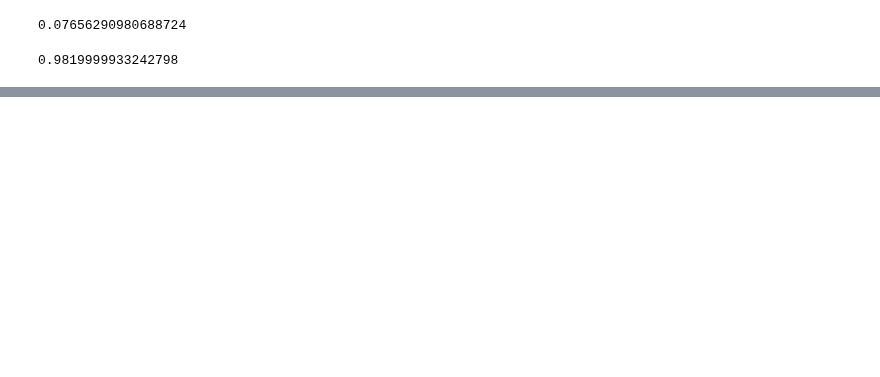
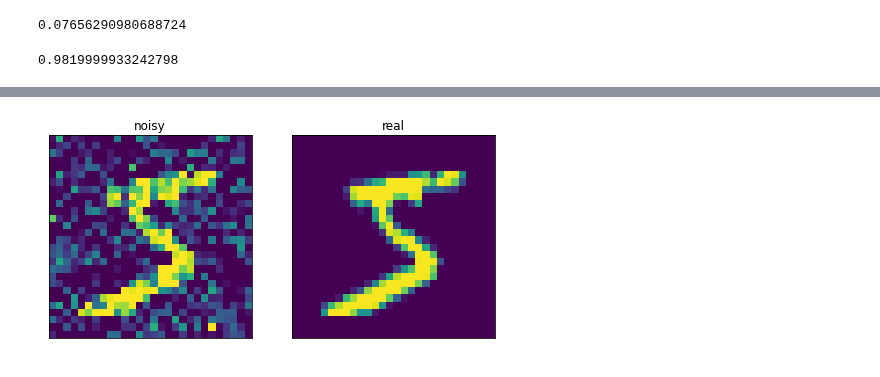
Before and after one commit to ahmadsalimi/AiProjects, a Jupyter notebook: 4. MlpNeuralNetworks/MNISTClassification.ipynb, the cells around one changed output, grey strips where cells are left out. Cells and saved outputs as stored; diff of their text form; code cells hidden in the pictures; blank space fills up the shorter version.

Commit message:
implement noise correction

```diff
--- a/4. MlpNeuralNetworks/MNISTClassification.ipynb
+++ b/4. MlpNeuralNetworks/MNISTClassification.ipynb
@@ -12,5 +11,5 @@ from sklearn.preprocessing import MinMaxScaler
 # %%
-(X_train, Y_train), (X_test, Y_test) = mnist.load_data()
+(X_train, y_train), (X_test, y_test) = mnist.load_data()
 # %%
 X_train.shape
 # %% [output]
@@ -149,0 +138,10 @@ for _ in range(10):
+# %%
+def add_noise(array:np.ndarray, noise_sigma):
+    return np.clip(array + np.random.normal(0, noise_sigma, array.shape), 0, 1)
+# %%
+noisy_train = add_noise(X_train, 0.3)
+noisy_test = add_noise(X_test, 0.3)
+# %%
+draw([noisy_train[0], X_train[0]], ["noisy", "real"], 2, 1)
+# %% [output]
+[figure, added]
```
Also changed, not shown: parts of 18 cells of this notebook.
